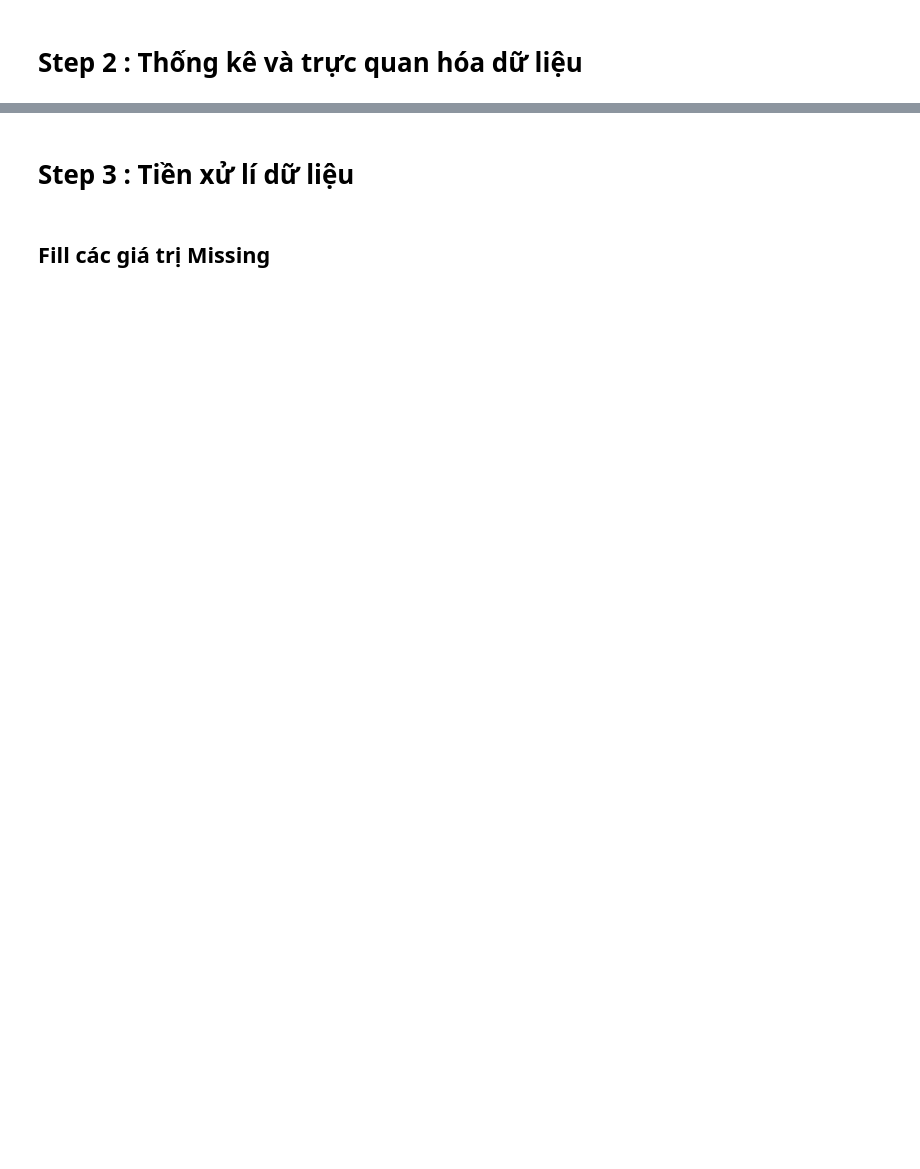
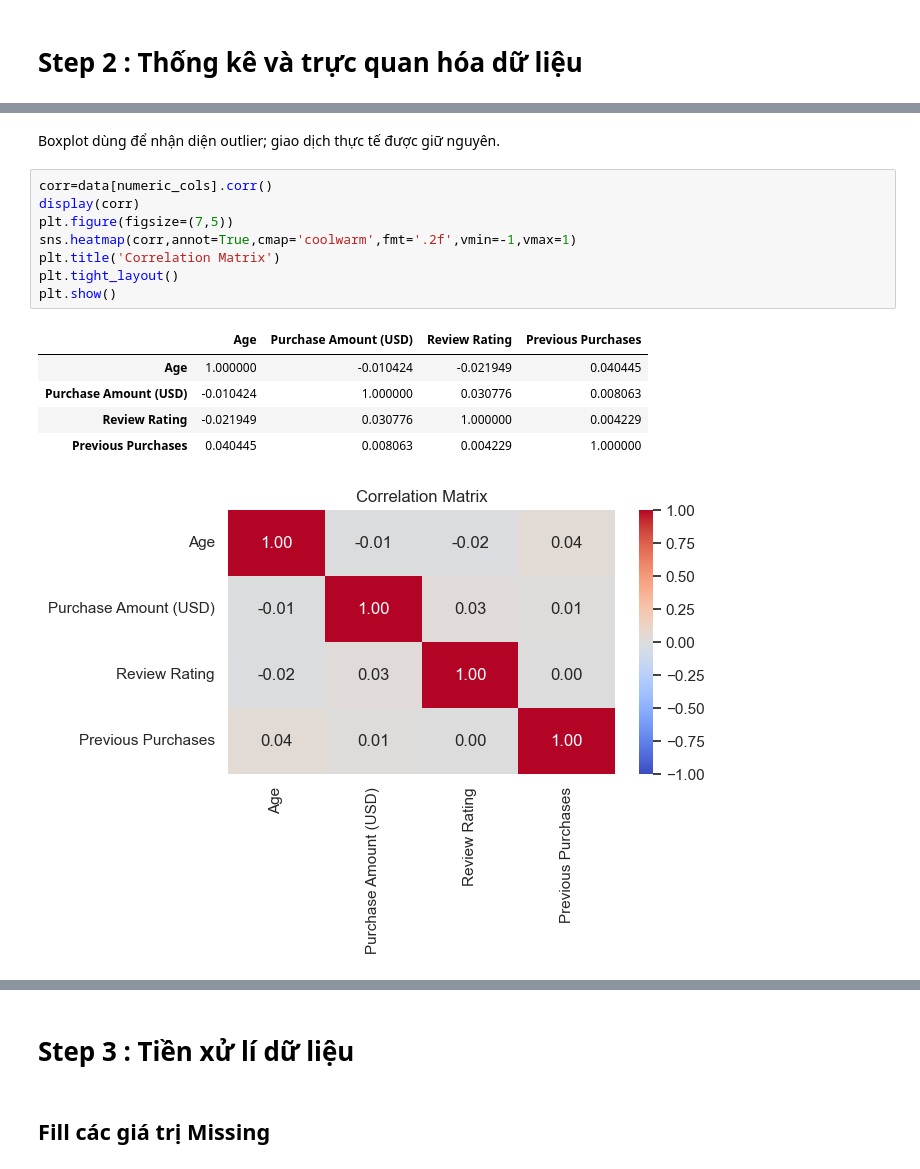
Before and after one commit to PhanThienLoc/ML_Lab_N6, a Jupyter notebook: lab2.ipynb, the cells around one changed output, grey strips where cells are left out. Drawn from its saved outputs; the diff is of its cells as text; blank space fills up the shorter version.

```diff
--- a/lab2.ipynb
+++ b/lab2.ipynb
@@ -26,0 +125,17 @@ Dữ liệu không có mốc thời gian; mỗi dòng là một giao dịch.
+# %% [markdown]
+Boxplot dùng để nhận diện outlier; giao dịch thực tế được giữ nguyên.
+# %%
+corr=data[numeric_cols].corr()
+display(corr)
+plt.figure(figsize=(7,5))
+sns.heatmap(corr,annot=True,cmap='coolwarm',fmt='.2f',vmin=-1,vmax=1)
+plt.title('Correlation Matrix')
+plt.tight_layout()
+plt.show()
+# %% [output]
+|  | Age | Purchase Amount (USD) | Review Rating | Previous Purchases |
+| Age | 1.000000 | -0.010424 | -0.021949 | 0.040445 |
+| Purchase Amount (USD) | -0.010424 | 1.000000 | 0.030776 | 0.008063 |
+| Review Rating | -0.021949 | 0.030776 | 1.000000 | 0.004229 |
+| Previous Purchases | 0.040445 | 0.008063 | 0.004229 | 1.000000 |
+[figure, added]
```
Also changed, not shown: parts of 30 cells of this notebook, 16 other files.
